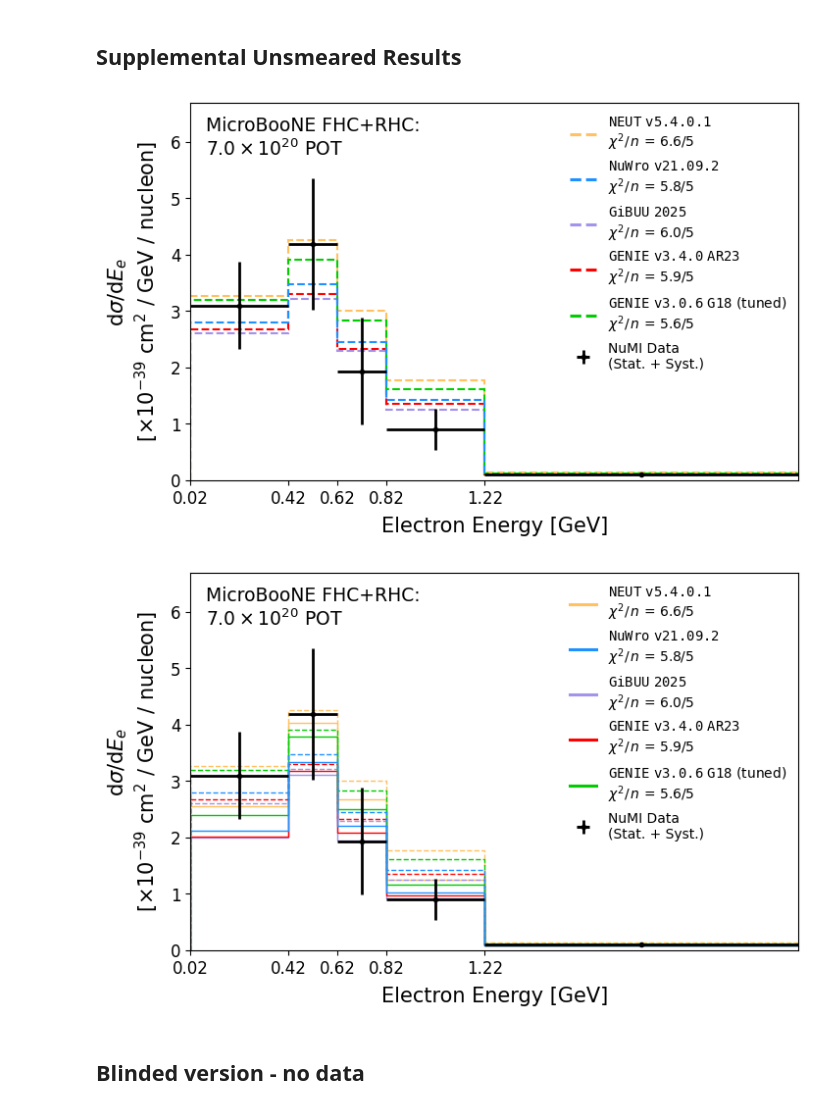
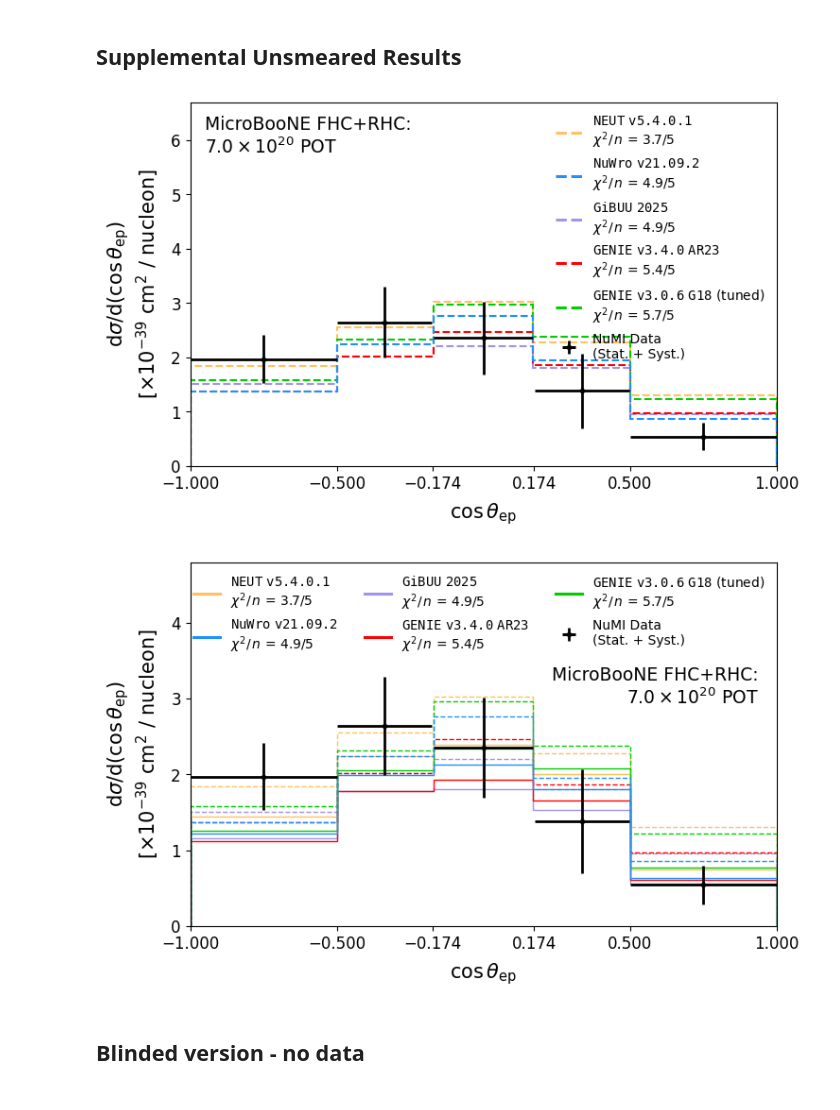
Before and after one commit to abbeybarnard/uB_NuMI_CC_Np, a Jupyter notebook: unfolding.ipynb, the cells around one changed output. Saved outputs shown, nothing was run; the diff lists cells and outputs as text; code cells hidden in the pictures.

Commit message:
Only slight changes to plotting, but otherwise up-to-date

```diff
--- a/unfolding.ipynb
+++ b/unfolding.ipynb
@@ -33,7 +33,7 @@ cut_level = ""
 
 # Choose your variable!
 # Variables = "Opening Angle", "Proton Multiplicity", "Electron Energy", "Visible Energy"
-name_of_variable = "Electron Energy Lite"
+name_of_variable = "Opening Angle"
 xvar, true_var, bins, xlow, xhigh, x_label, x_ticks = get_variable_info(name_of_variable, ISRUN3, cut_level)
 
 # ELECTRON ENERGY: 0603 for new flux, 0602 for old flux, 0618 for no shower energy correction
@@ -1490,7 +1490,7 @@ ax.text(0.025, 0.861, "MicroBooNE FHC+RHC:\n$7.0\\times10^{20}$ POT",
 
 plt.show()
 # %% [output]
-[figure, old version]
+[figure, new version]
 # %%
 # COMBINED PLOT: Both smeared (solid) and unsmeared (dashed) predictions
 import matplotlib.pyplot as plt
@@ -1531,39 +1531,50 @@ nuwro_line = mlines.Line2D([], [], color='dodgerblue',
 
 data = ax.errorbar(bincenters, result_xsec, xerr=binwidth_plot, yerr=y_err, fmt='o', color='black', ecolor='black', markersize=3,
                    label='NuMI Data\n(Stat. + Syst.)', linewidth=2)
 
-ax.set_ylim(0, 6.7)
+ax.set_ylim(0, 4.8)
 ax.set_xlim(bins[0], xhigh)
 
 ax.set_xticks(x_ticks)
 ax.tick_params(axis='x', labelsize=12)
 ax.tick_params(axis='y', labelsize=12)
 
 ax.set_xlabel(x_label, fontsize=15, labelpad=7)
 
 if xvar == 'tksh_angle':
     ax.set_ylabel("d$\\sigma$/d(" + x_label + ")\n[$\\times 10^{-39}$ cm$^{2}$ / nucleon]", fontsize=15, labelpad=7)
 else:
     if name_of_variable == 'Visible Energy':
         ax.set_ylabel("d$\\sigma$/d$\\mathit{E}_{\mathrm{vis}}$\n[$\\times 10^{-39}$ cm$^{2}$ / GeV / nucleon]", fontsize=15, labelpad=7)
     elif name_of_variable == 'Electron Energy Lite':
         ax.set_ylabel("d$\\sigma$/d$\\mathit{E}_{e}$\n[$\\times 10^{-39}$ cm$^{2}$ / GeV / nucleon]", fontsize=15, labelpad=7)
 
-leg = ax.legend(fontsize=10, frameon=False, ncol=1, loc='upper right',
+if xvar == 'tksh_angle':
+    leg = ax.legend(fontsize=10, frameon=False, ncol=3, loc='upper right',
                 handles=[neut_line, nuwro_line, gibuu_line, genie_line, geniecv_line, data])
+
+else:
+    leg = ax.legend(fontsize=10, frameon=False, ncol=1, loc='upper right',
+                    handles=[neut_line, nuwro_line, gibuu_line, genie_line, geniecv_line, data])
 
 for legobj in leg.legend_handles:
     legobj.set_linewidth(2.2)
 
-ax.text(0.025, 0.861, "MicroBooNE FHC+RHC:\n$7.0\\times10^{20}$ POT",
-        fontsize=13.5, transform=ax.transAxes, horizontalalignment='left')
+if xvar == 'tksh_angle':
+    ax.text(0.97, 0.61, "MicroBooNE FHC+RHC:\n$7.0\\times10^{20}$ POT",
+        fontsize=13.5, transform=ax.transAxes, horizontalalignment='right')
+
+else:
+    ax.text(0.025, 0.861, "MicroBooNE FHC+RHC:\n$7.0\\times10^{20}$ POT",
+            fontsize=13.5, transform=ax.transAxes, horizontalalignment='left')
 
 # Save the combined figure
-# plt.savefig("/Users/abarnard/Downloads/result_"+xvar+"_combined.pdf", transparent=False, bbox_inches='tight')
+plt.savefig("/Users/abarnard/Downloads/result_"+xvar+"_combined.pdf", transparent=False, bbox_inches='tight')
+plt.savefig("/Users/abarnard/Downloads/result_"+xvar+"_combined.png", transparent=False, bbox_inches='tight')
 
 plt.show()
 # %% [output]
-[figure, old version]
+[figure, new version]
 # %% [markdown]
 ## Blinded version - no data
 # %%
```
Also changed, not shown: parts of 29 cells of this notebook, 4 other files.
